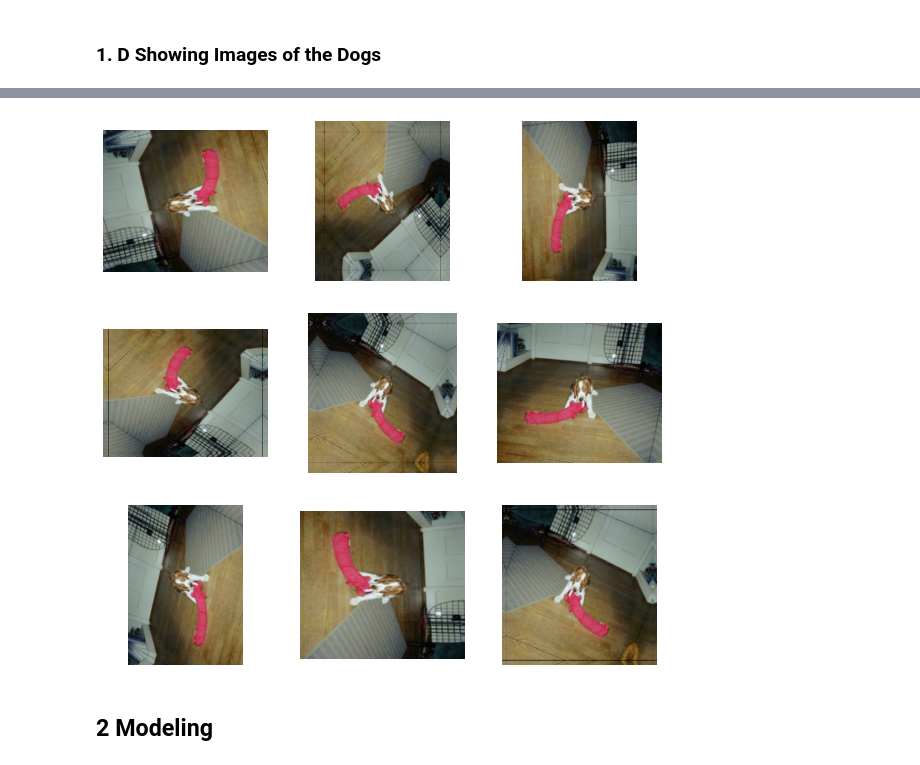
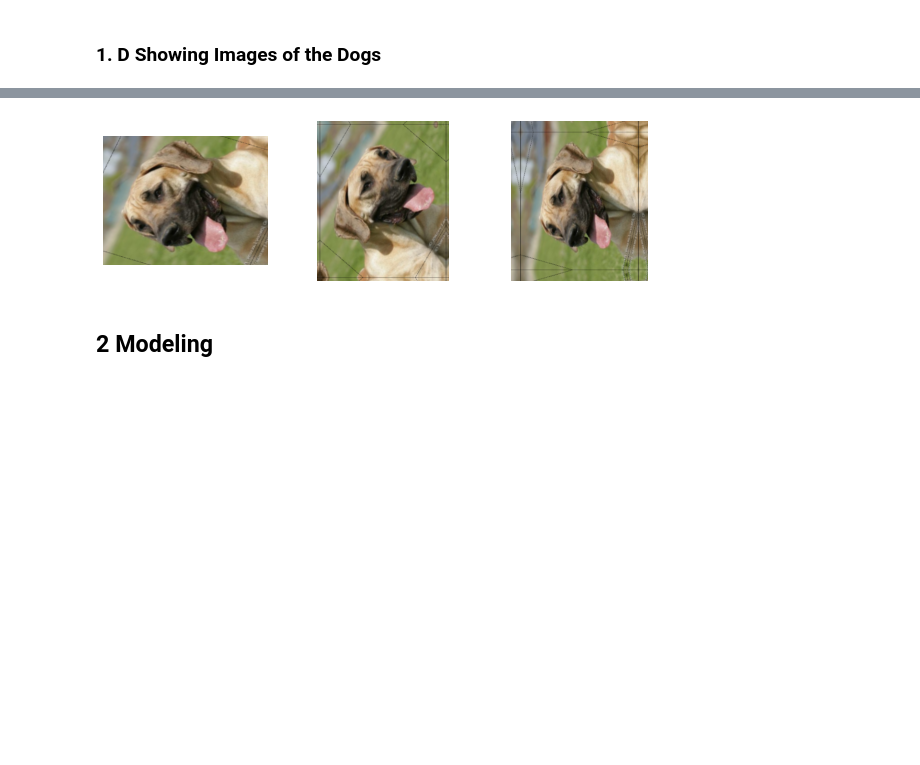
Before and after one commit to anguyen61191/Stanford-Dog-Dataset-Image-Classification, a Jupyter notebook: StanfordDogDataImageClassification.ipynb, the cells around one changed output, grey strips where cells are left out. Cells and saved outputs as stored; diff of their text form; code cells hidden in the pictures; blank space fills up the shorter version.

```diff
--- a/StanfordDogDataImageClassification.ipynb
+++ b/StanfordDogDataImageClassification.ipynb
@@ -216,17 +223,17 @@ plt.show()
 # %%
 ## Showing Images with Data Augmentation
 
 plt.figure(figsize=(10, 10))
 for images, _ in train_ds.take(1):
-  for i in range(9):
+  for i in range(3):
     augmented_images = data_augmentation_transfer(images)
     ax = plt.subplot(3, 3, i + 1)
     plt.imshow(augmented_images[0].numpy().astype("uint8"))
     plt.axis("off")
     plt.savefig('Images/DogImagesAugmentation.png', bbox_inches = "tight")
 plt.show()
 # %% [output]
-[figure, old version]
+[figure, new version]
 # %% [markdown]
 ## 2 Modeling
 # %% [markdown]
```
Also changed, not shown: parts of 65 cells of this notebook, 21 other files.
